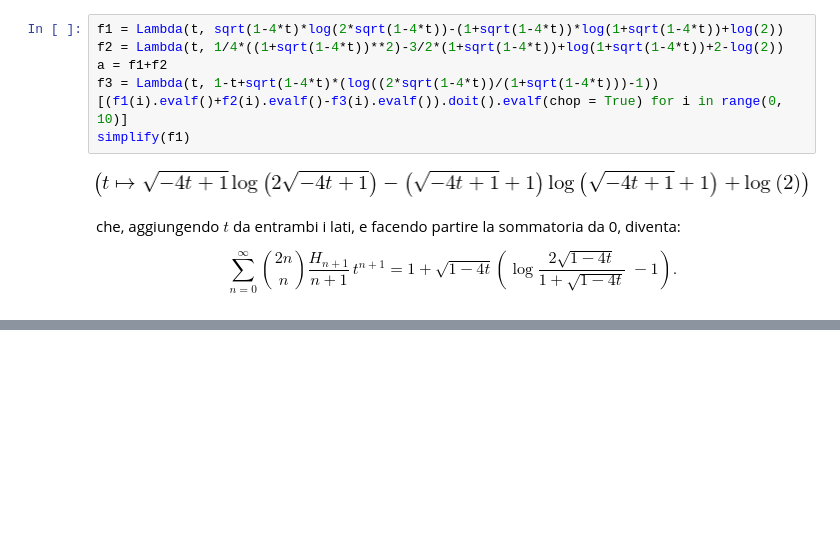
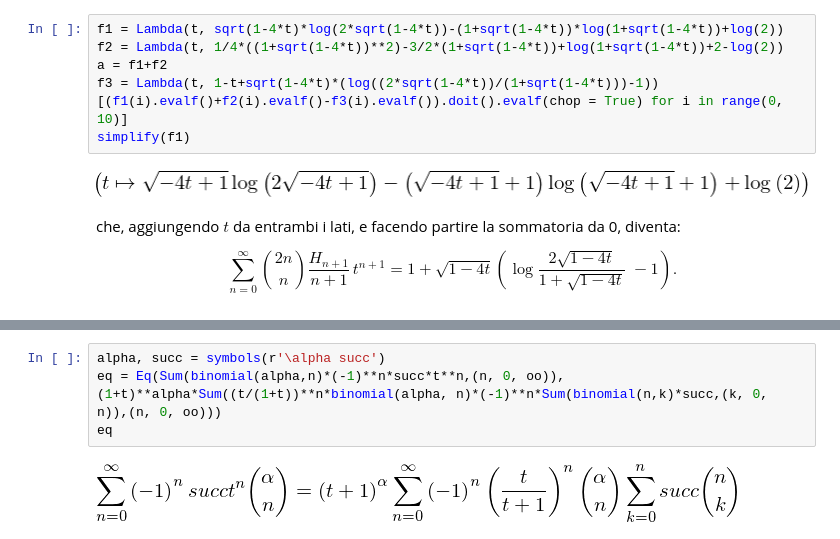
Before and after one commit to irenedini/Progetto-P.A.A., a Jupyter notebook: Untitled.ipynb, the cells around one changed output, grey strips where cells are left out. Cells and saved outputs as stored; diff of their text form; blank space fills up the shorter version.

```diff
--- a/Untitled.ipynb
+++ b/Untitled.ipynb
@@ -481,0 +516,6 @@ che, aggiungendo $t$ da entrambi i lati, e facendo partire la sommatoria da 0, d
+# %%
+alpha, succ = symbols(r'\alpha succ')
+eq = Eq(Sum(binomial(alpha,n)*(-1)**n*succ*t**n,(n, 0, oo)), (1+t)**alpha*Sum((t/(1+t))**n*binomial(alpha, n)*(-1)**n*Sum(binomial(n,k)*succ,(k, 0, n)),(n, 0, oo)))
+eq
+# %% [output]
+[figure, added]
```
Also changed, not shown: parts of 36 cells of this notebook.
